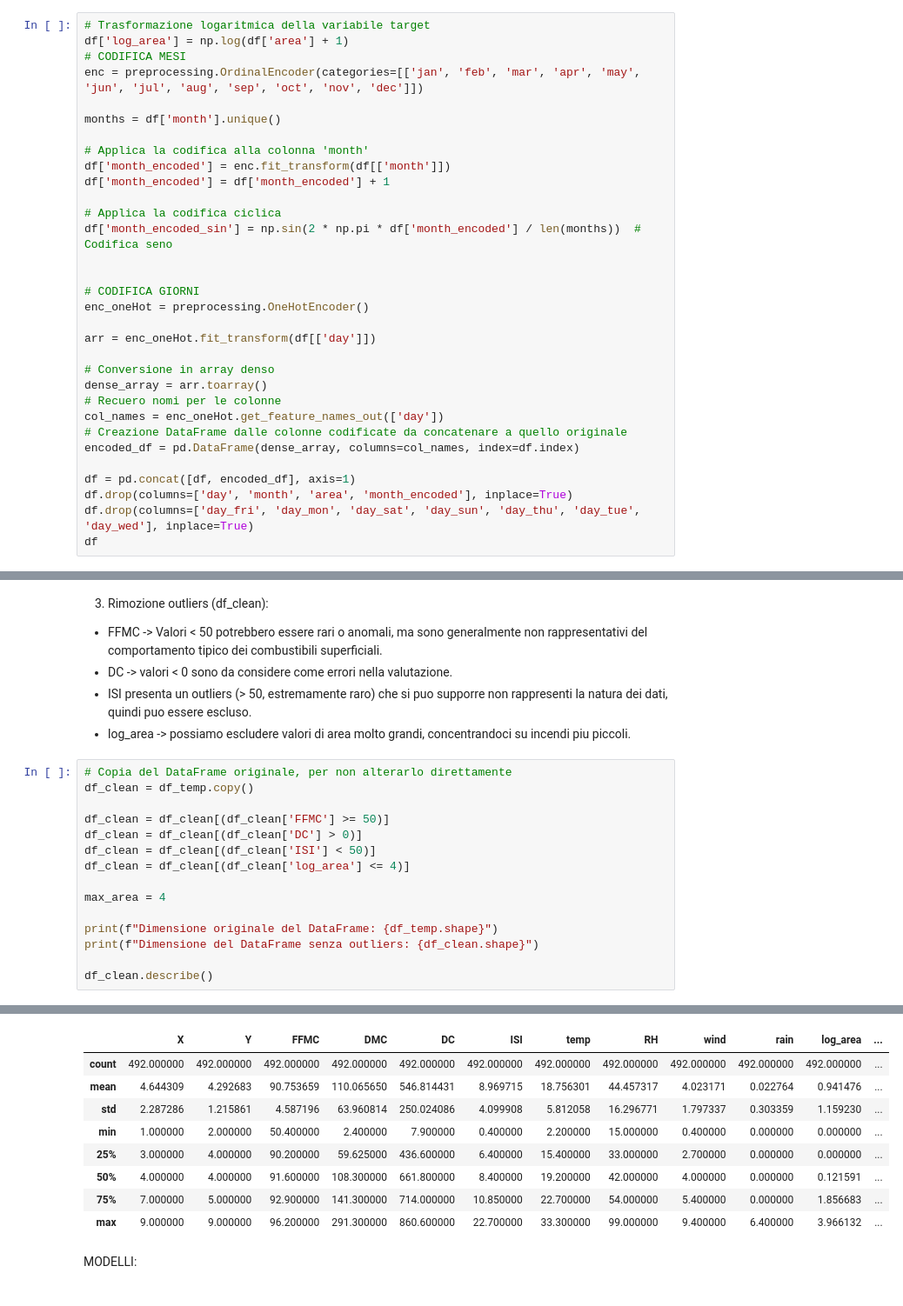
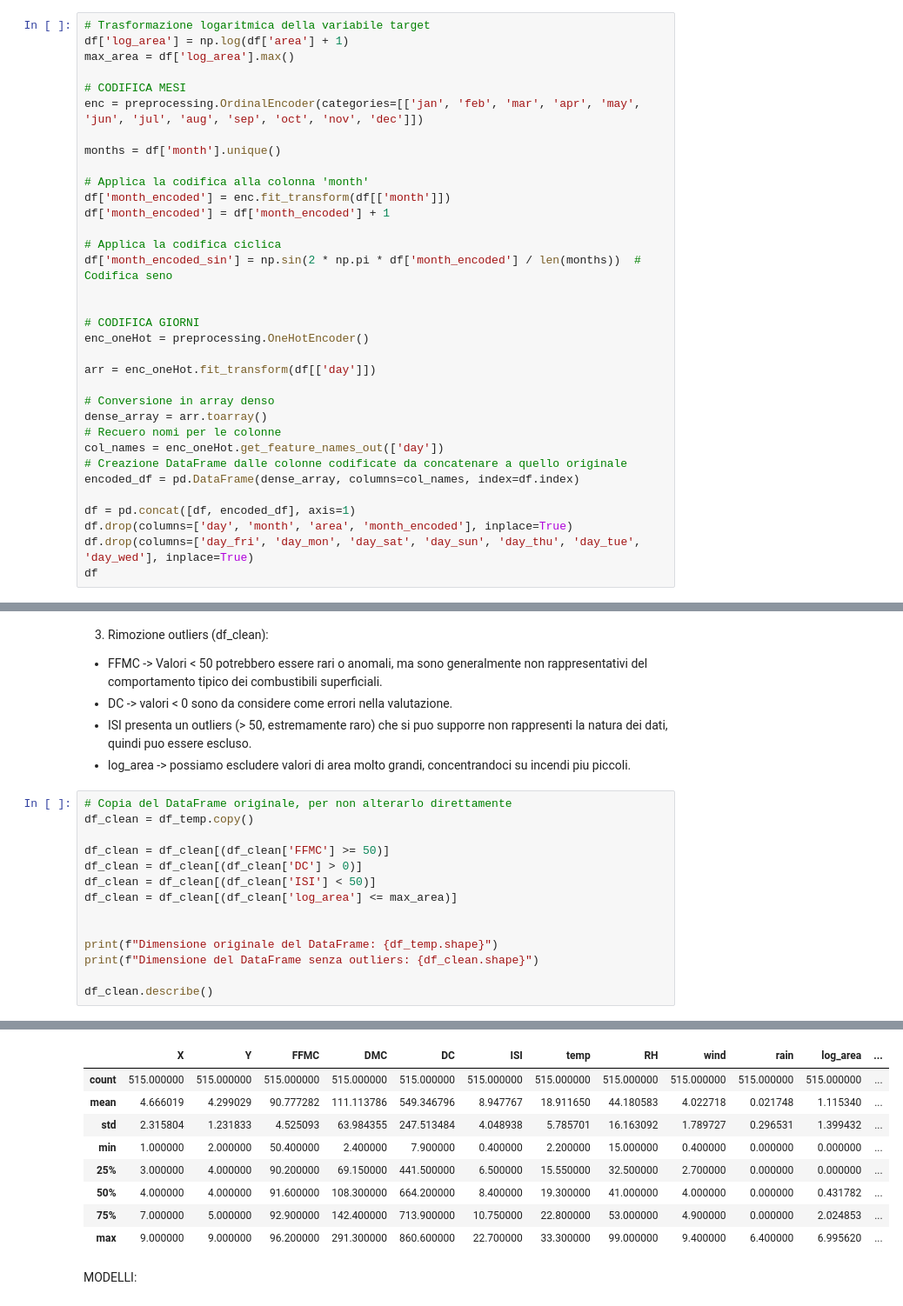
Before and after one commit to aledigirm3/ML-project, a Jupyter notebook: version2.ipynb, the cells around one changed output, grey strips where cells are left out. Shown at 87% size. Drawn from its saved outputs; the diff is of its cells as text.

```diff
--- a/version2.ipynb
+++ b/version2.ipynb
@@ -40,6 +40,8 @@ Cambio di scala area e codifica dei mesi e dei giorni
 # %%
 # Trasformazione logaritmica della variabile target
 df['log_area'] = np.log(df['area'] + 1)
+max_area = df['log_area'].max()
+
 # CODIFICA MESI
 enc = preprocessing.OrdinalEncoder(categories=[['jan', 'feb', 'mar', 'apr', 'may', 'jun', 'jul', 'aug', 'sep', 'oct', 'nov', 'dec']])
 
@@ -165,9 +159,8 @@ df_clean = df_temp.copy()
 df_clean = df_clean[(df_clean['FFMC'] >= 50)]
 df_clean = df_clean[(df_clean['DC'] > 0)]
 df_clean = df_clean[(df_clean['ISI'] < 50)]
-df_clean = df_clean[(df_clean['log_area'] <= 4)]
+df_clean = df_clean[(df_clean['log_area'] <= max_area)]
 
-max_area = 4
 
 print(f"Dimensione originale del DataFrame: {df_temp.shape}")
 print(f"Dimensione del DataFrame senza outliers: {df_clean.shape}")
@@ -179,12 +172,12 @@ Dimensione del DataFrame senza outliers: (492, 12)
 |  | X | Y | FFMC | DMC | DC | ISI | temp | RH | wind | rain | log_area | ... |
-| count | 492.000000 | 492.000000 | 492.000000 | 492.000000 | 492.000000 | 492.000000 | 492.000000 | 492.000000 | 492.000000 | 492.000000 | 492.000000 | ... |
-| mean | 4.644309 | 4.292683 | 90.753659 | 110.065650 | 546.814431 | 8.969715 | 18.756301 | 44.457317 | 4.023171 | 0.022764 | 0.941476 | ... |
-| std | 2.287286 | 1.215861 | 4.587196 | 63.960814 | 250.024086 | 4.099908 | 5.812058 | 16.296771 | 1.797337 | 0.303359 | 1.159230 | ... |
+| count | 515.000000 | 515.000000 | 515.000000 | 515.000000 | 515.000000 | 515.000000 | 515.000000 | 515.000000 | 515.000000 | 515.000000 | 515.000000 | ... |
+| mean | 4.666019 | 4.299029 | 90.777282 | 111.113786 | 549.346796 | 8.947767 | 18.911650 | 44.180583 | 4.022718 | 0.021748 | 1.115340 | ... |
+| std | 2.315804 | 1.231833 | 4.525093 | 63.984355 | 247.513484 | 4.048938 | 5.785701 | 16.163092 | 1.789727 | 0.296531 | 1.399432 | ... |
 | min | 1.000000 | 2.000000 | 50.400000 | 2.400000 | 7.900000 | 0.400000 | 2.200000 | 15.000000 | 0.400000 | 0.000000 | 0.000000 | ... |
-| 25% | 3.000000 | 4.000000 | 90.200000 | 59.625000 | 436.600000 | 6.400000 | 15.400000 | 33.000000 | 2.700000 | 0.000000 | 0.000000 | ... |
-| 50% | 4.000000 | 4.000000 | 91.600000 | 108.300000 | 661.800000 | 8.400000 | 19.200000 | 42.000000 | 4.000000 | 0.000000 | 0.121591 | ... |
-| 75% | 7.000000 | 5.000000 | 92.900000 | 141.300000 | 714.000000 | 10.850000 | 22.700000 | 54.000000 | 5.400000 | 0.000000 | 1.856683 | ... |
-| max | 9.000000 | 9.000000 | 96.200000 | 291.300000 | 860.600000 | 22.700000 | 33.300000 | 99.000000 | 9.400000 | 6.400000 | 3.966132 | ... |
+| 25% | 3.000000 | 4.000000 | 90.200000 | 69.150000 | 441.500000 | 6.500000 | 15.550000 | 32.500000 | 2.700000 | 0.000000 | 0.000000 | ... |
+| 50% | 4.000000 | 4.000000 | 91.600000 | 108.300000 | 664.200000 | 8.400000 | 19.300000 | 41.000000 | 4.000000 | 0.000000 | 0.431782 | ... |
+| 75% | 7.000000 | 5.000000 | 92.900000 | 142.400000 | 713.900000 | 10.750000 | 22.800000 | 53.000000 | 4.900000 | 0.000000 | 2.024853 | ... |
+| max | 9.000000 | 9.000000 | 96.200000 | 291.300000 | 860.600000 | 22.700000 | 33.300000 | 99.000000 | 9.400000 | 6.400000 | 6.995620 | ... |
 # %% [markdown]
 MODELLI:
 # %%
```
Also changed, not shown: parts of 7 cells of this notebook.
